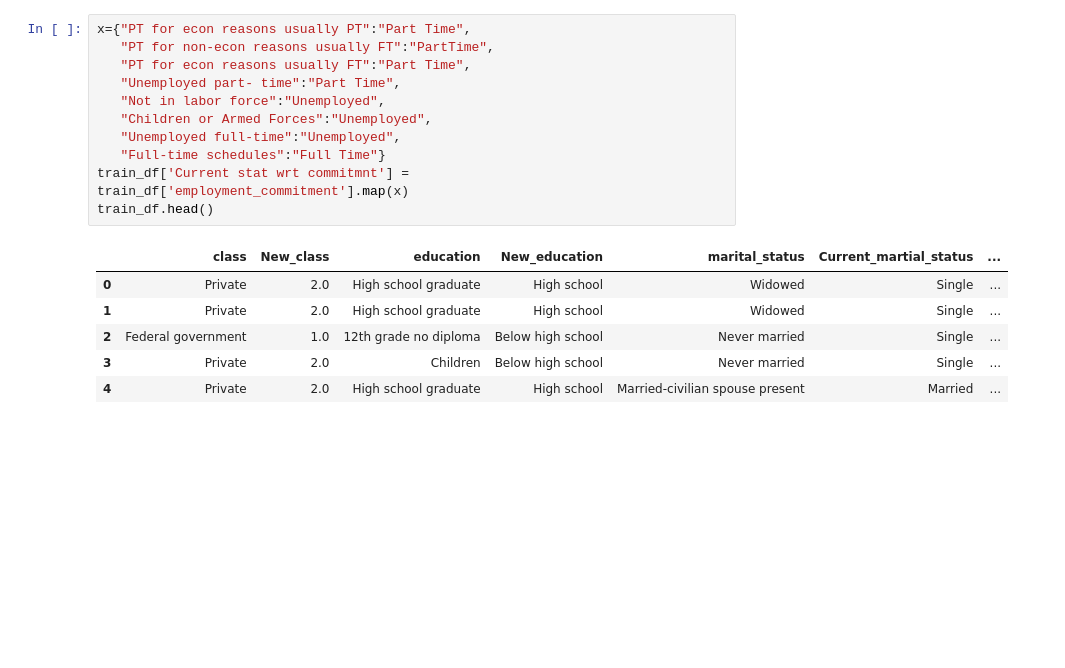
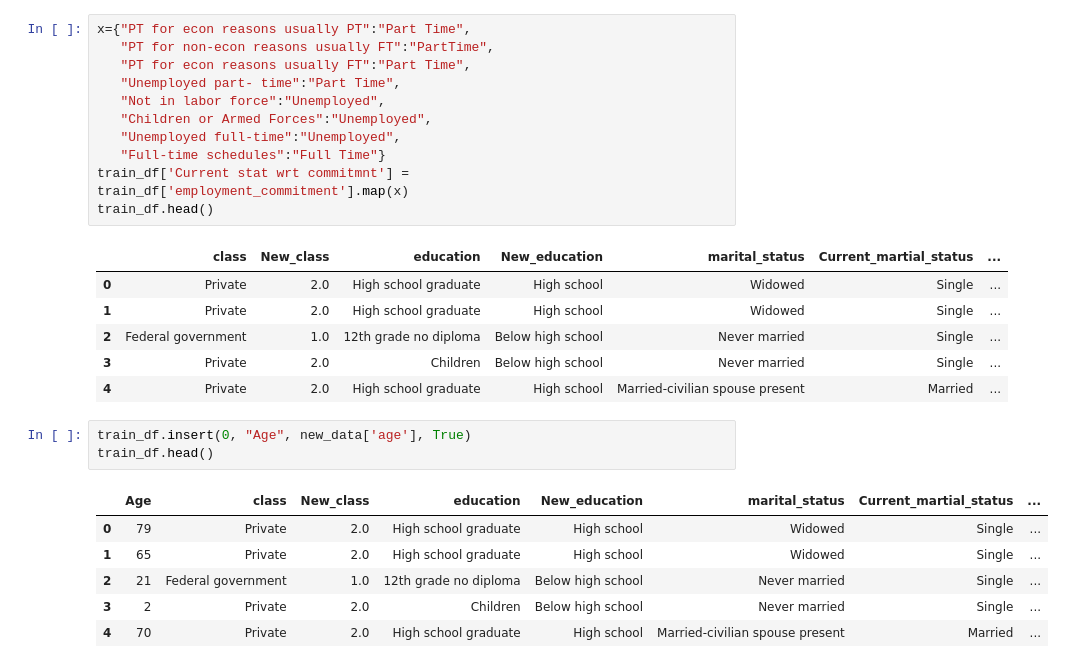
Before and after one commit to soodkunal/income-prediction, a Jupyter notebook: us 20 century.ipynb, the cells around one changed output. Saved outputs shown, nothing was run; the diff lists cells and outputs as text; blank space fills up the shorter version.

```diff
--- a/us 20 century.ipynb
+++ b/us 20 century.ipynb
@@ -302,3 +302,13 @@ train_df.head()
 | 2 | Federal government | 1.0 | 12th grade no diploma | Below high school | Never married | Single | ... |
 | 3 | Private | 2.0 | Children | Below high school | Never married | Single | ... |
 | 4 | Private | 2.0 | High school graduate | High school | Married-civilian spouse present | Married | ... |
+# %%
+train_df.insert(0, "Age", new_data['age'], True)
+train_df.head()
+# %% [output]
+|  | Age | class | New_class | education | New_education | marital_status | Current_martial_status | ... |
+| 0 | 79 | Private | 2.0 | High school graduate | High school | Widowed | Single | ... |
+| 1 | 65 | Private | 2.0 | High school graduate | High school | Widowed | Single | ... |
+| 2 | 21 | Federal government | 1.0 | 12th grade no diploma | Below high school | Never married | Single | ... |
+| 3 | 2 | Private | 2.0 | Children | Below high school | Never married | Single | ... |
+| 4 | 70 | Private | 2.0 | High school graduate | High school | Married-civilian spouse present | Married | ... |
```
Also changed, not shown: parts of 6 cells of this notebook.
